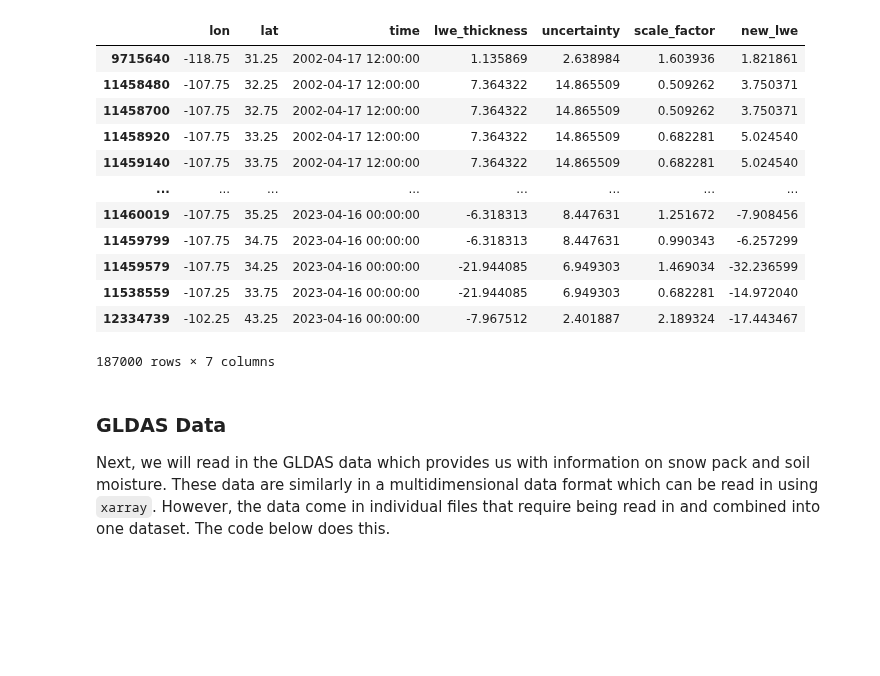
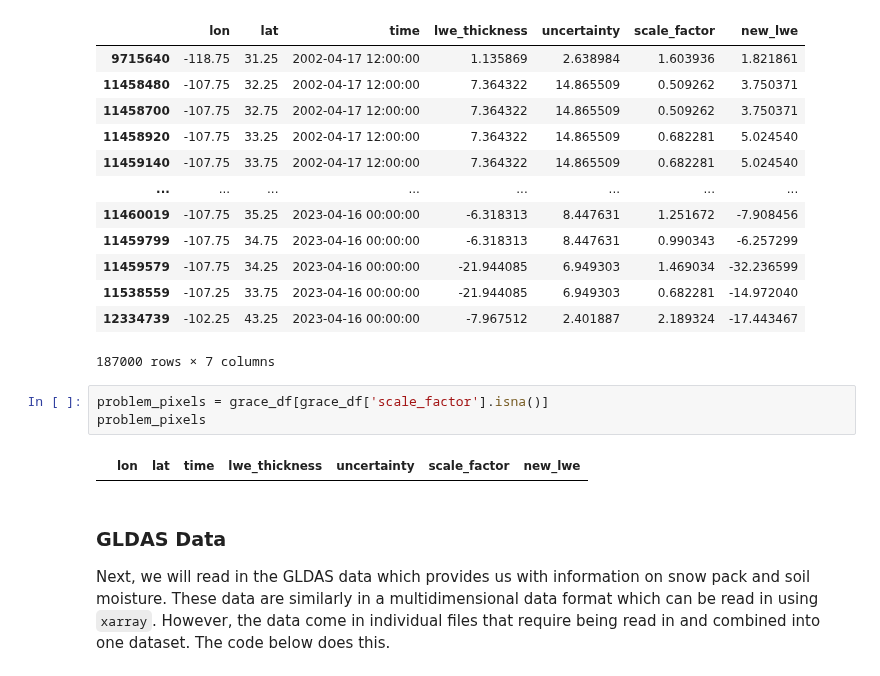
Before and after one commit to uwescience/DSSG2023-Groundwater, a Jupyter notebook: notebooks-and-markdowns/04-Organizing and Processing Data.ipynb, the cells around one changed output. Cells and saved outputs as stored; diff of their text form; blank space fills up the shorter version.

```diff
--- a/notebooks-and-markdowns/04-Organizing and Processing Data.ipynb
+++ b/notebooks-and-markdowns/04-Organizing and Processing Data.ipynb
@@ -142,6 +142,11 @@ grace_df
 | 11538559 | -107.25 | 33.75 | 2023-04-16 00:00:00 | -21.944085 | 6.949303 | 0.682281 | -14.972040 |
 | 12334739 | -102.25 | 43.25 | 2023-04-16 00:00:00 | -7.967512 | 2.401887 | 2.189324 | -17.443467 |
 187000 rows × 7 columns
+# %%
+problem_pixels = grace_df[grace_df['scale_factor'].isna()]
+problem_pixels
+# %% [output]
+|  | lon | lat | time | lwe_thickness | uncertainty | scale_factor | new_lwe |
 # %% [markdown]
 ### GLDAS Data
 
```
